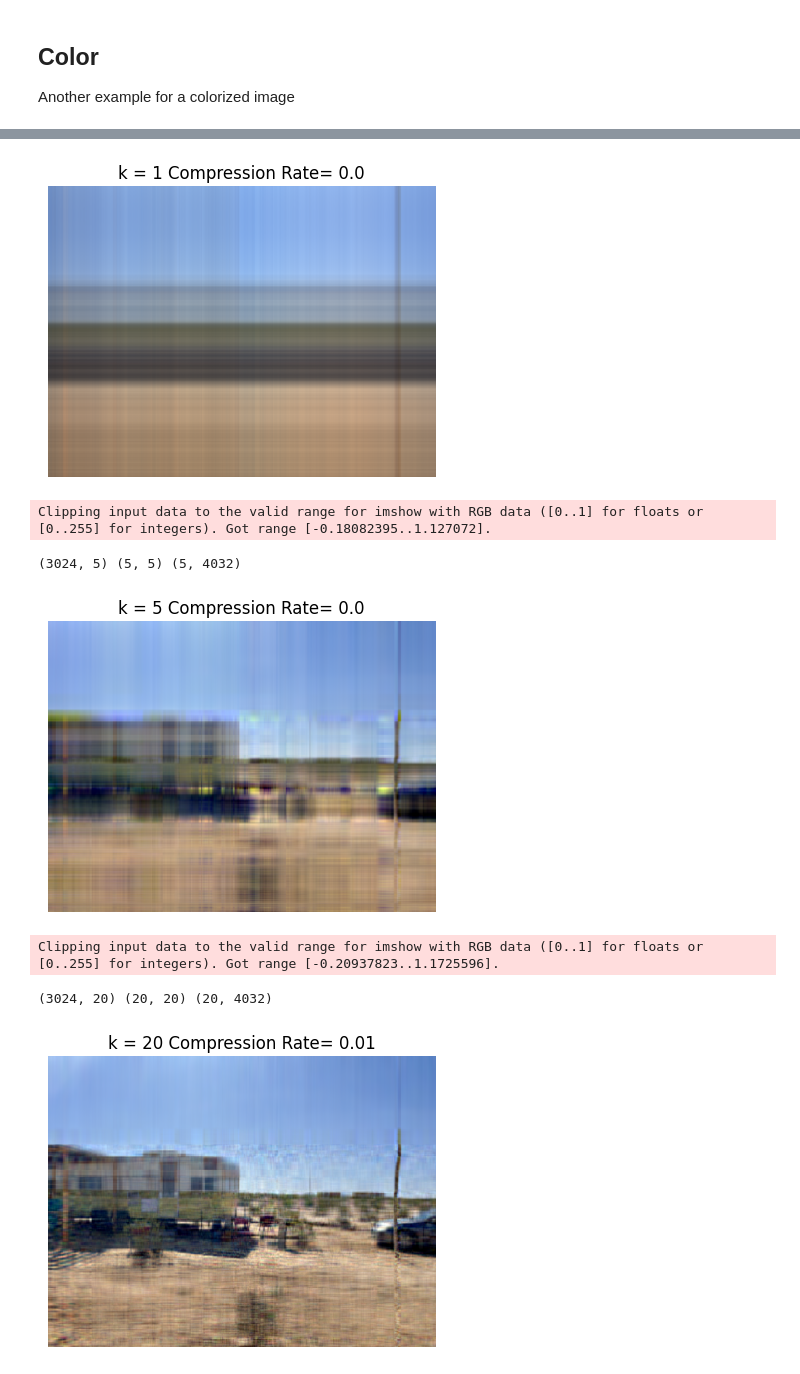
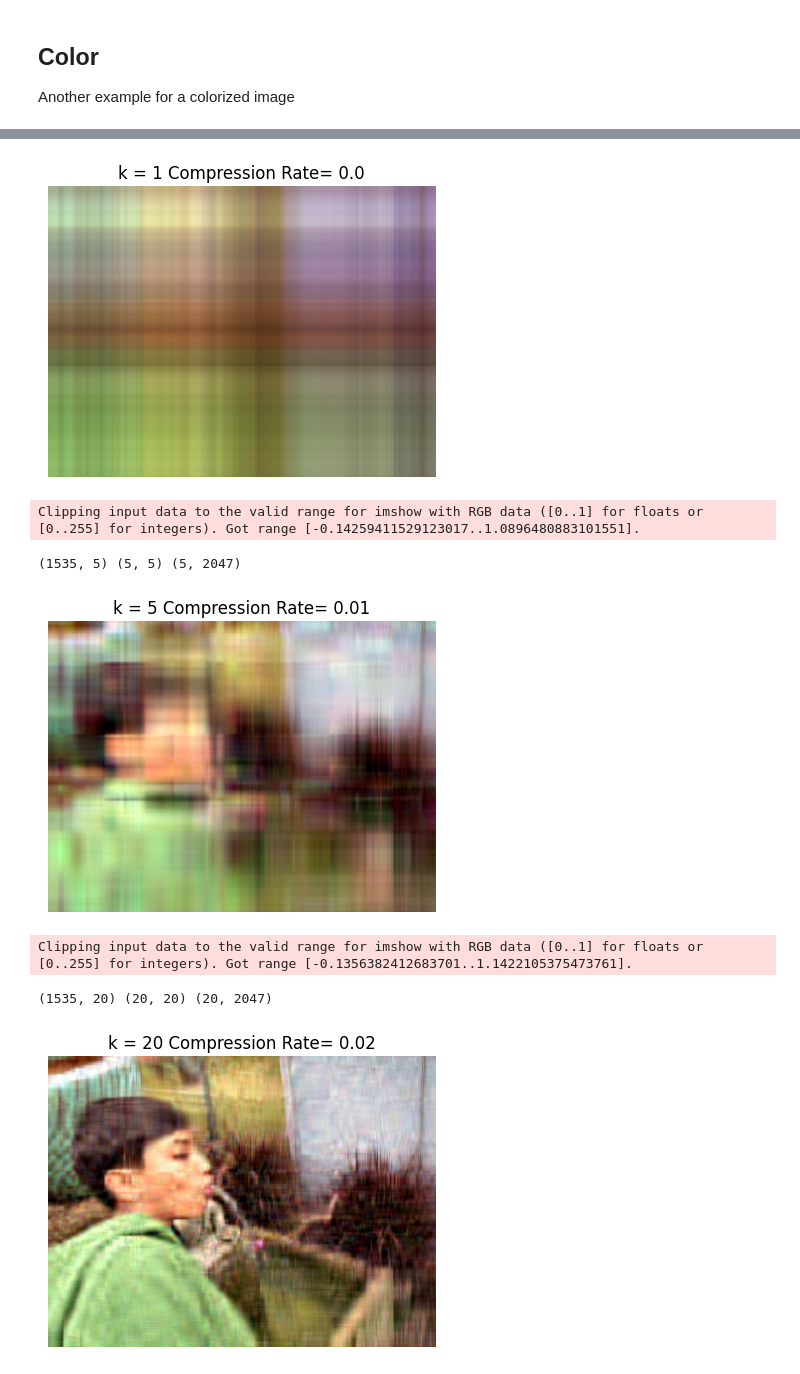
Before and after one commit to hishambhatti/image-compression-svd, a Jupyter notebook: image-compression.ipynb, the cells around one changed output, grey strips where cells are left out. Saved outputs shown, nothing was run; the diff lists cells and outputs as text; code cells hidden in the pictures.

```diff
--- a/image-compression.ipynb
+++ b/image-compression.ipynb
@@ -20,6 +20,10 @@ image_path = 'Celeste.png'
 # %%
 # Converts the original image to numpy array
-image = imread(image_path)
+if image_path.endswith(".jpeg") or image_path.endswith(".jpg"):
+  # normalize to [0, 1]
+  image = imread(image_path).astype(float) / 255.0
+else:
+  image = imread(image_path)
 
 if len(image.shape) == 3:
     # Convert RGB to grayscale
@@ -59,7 +63,8 @@ Singular Values (Sigma):
 # Rank-k approximation for various rankings of k
 k_approx = [1, 5, 20, 100, 150]
 
-S = np.diag(S)
+if len(S.shape) == 1:
+  S = np.diag(S)
 for k in k_approx:
   # Extract the top-k components
   U_k = U[:, :k]        # First k columns of U (m x k)
@@ -107,10 +140,15 @@ plt.show()
 
 Another example for a colorized image
 # %%
-image_path = 'joshua-tree.png'
+image_path = 'images/hisham/hisham.jpg'
 # %%
 # Converts the original image to numpy array
-X = imread(image_path)
+if image_path.endswith(".jpeg") or image_path.endswith(".jpg"):
+  # normalize to [0, 1]
+  X = imread(image_path).astype(float) / 255.0
+else:
+  X = imread(image_path)
+
 parameters = X.shape[0] * X.shape[1] * X.shape[2]
 print(f"Image Shape: {X.shape}")
 print(f"Parameters in Original Image: {parameters}")
@@ -138,7 +176,12 @@ U: (3024, 3024), S: (3024,), Vt: (3024, 4032)
 # Rank-k approximation for various rankings of k
 k_approx = [1, 5, 20, 100, 150, 500]
 
-S1, S2, S3 = np.diag(S1), np.diag(S2), np.diag(S3)
+if len(S1.shape) == 1:
+  S1 = np.diag(S1)
+if len(S2.shape) == 1:
+  S2 = np.diag(S2)
+if len(S3.shape) == 1:
+  S3 = np.diag(S3)
 
 for k in k_approx:
   # Extract the top-k components
@@ -167,7 +210,7 @@ for k in k_approx:
-[figure, old version]
+[figure, new version]
-Clipping input data to the valid range for imshow with RGB data ([0..1] for floats or [0..255] for integers). Got range [-0.18082395..1.127072].
+Clipping input data to the valid range for imshow with RGB data ([0..1] for floats or [0..255] for integers). Got range [-0.14259411529123017..1.0896480883101551].
-(3024, 5) (5, 5) (5, 4032)
+(1535, 5) (5, 5) (5, 2047)
-[figure, old version]
+[figure, new version]
-Clipping input data to the valid range for imshow with RGB data ([0..1] for floats or [0..255] for integers). Got range [-0.20937823..1.1725596].
+Clipping input data to the valid range for imshow with RGB data ([0..1] for floats or [0..255] for integers). Got range [-0.1356382412683701..1.1422105375473761].
-(3024, 20) (20, 20) (20, 4032)
+(1535, 20) (20, 20) (20, 2047)
-[figure, old version]
+[figure, new version]
```
Also changed, not shown: parts of 18 cells of this notebook, 31 other files.
